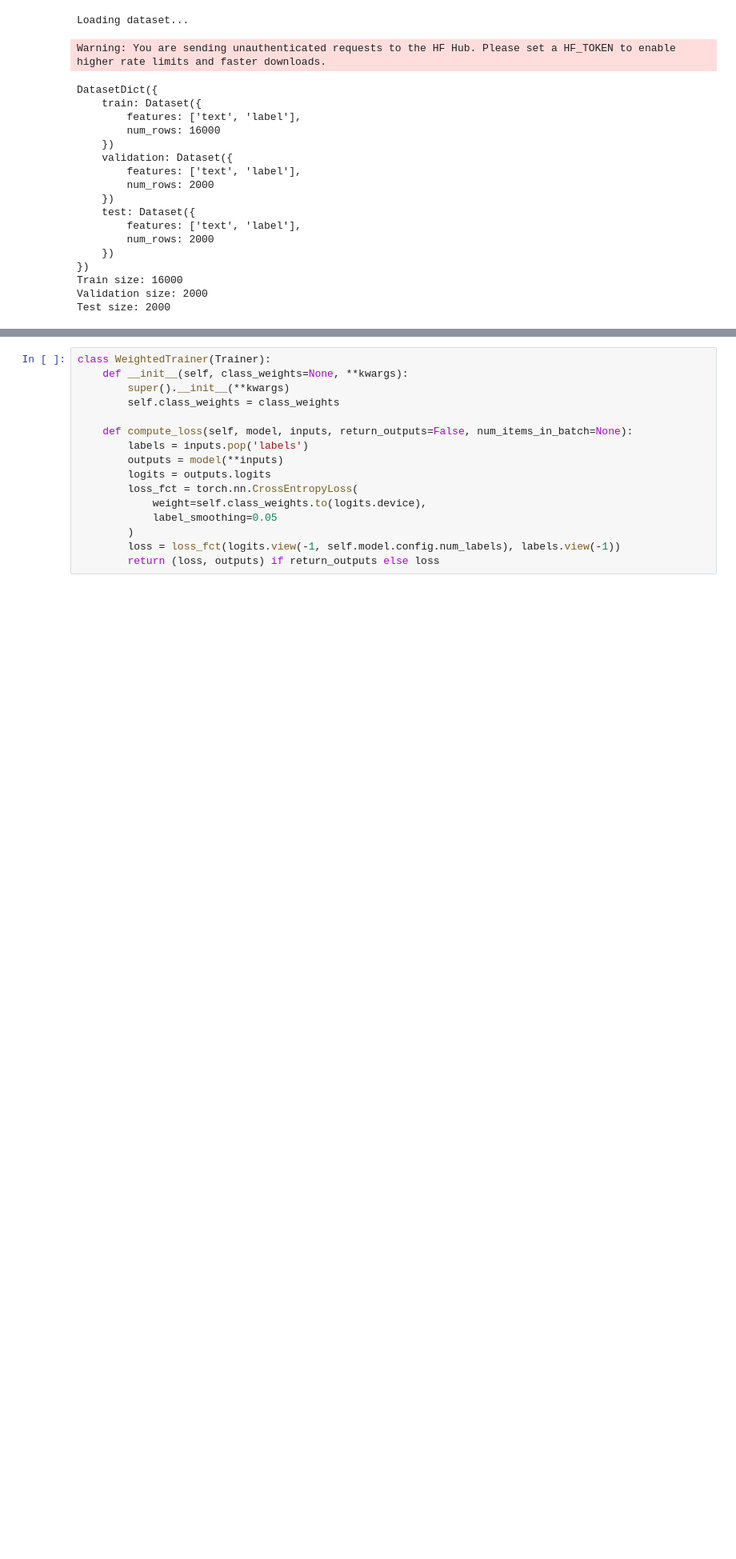
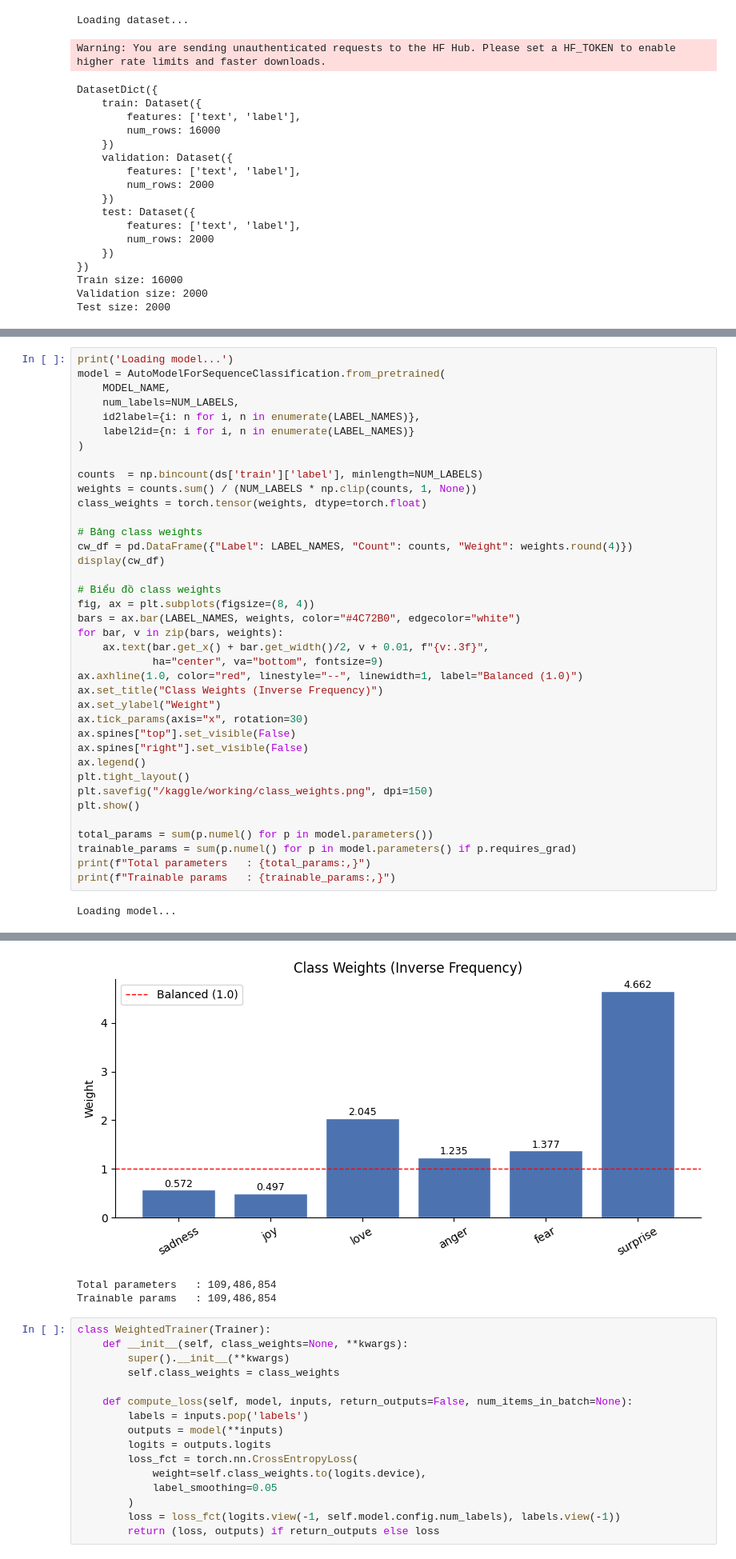
Before and after one commit to vdthcmus123/Emotions-Classification, a Jupyter notebook: notebook/notebook.ipynb, the cells around one changed output, grey strips where cells are left out. Shown at 80% size. Drawn from its saved outputs; the diff is of its cells as text; blank space fills up the shorter version.

```diff
--- a/notebook/notebook.ipynb
+++ b/notebook/notebook.ipynb
@@ -134,0 +148,40 @@ Class weights: [0.5715101957321167, 0.49732688069343567, 2.044989824295044, 1.23
+# %%
+print('Loading model...')
+model = AutoModelForSequenceClassification.from_pretrained(
+    MODEL_NAME,
+    num_labels=NUM_LABELS,
+    id2label={i: n for i, n in enumerate(LABEL_NAMES)},
+    label2id={n: i for i, n in enumerate(LABEL_NAMES)}
+)
+
+counts  = np.bincount(ds['train']['label'], minlength=NUM_LABELS)
+weights = counts.sum() / (NUM_LABELS * np.clip(counts, 1, None))
+class_weights = torch.tensor(weights, dtype=torch.float)
+
+# Bảng class weights
+cw_df = pd.DataFrame({"Label": LABEL_NAMES, "Count": counts, "Weight": weights.round(4)})
+display(cw_df)
+
+# Biểu đồ class weights
+fig, ax = plt.subplots(figsize=(8, 4))
+bars = ax.bar(LABEL_NAMES, weights, color="#4C72B0", edgecolor="white")
+for bar, v in zip(bars, weights):
+    ax.text(bar.get_x() + bar.get_width()/2, v + 0.01, f"{v:.3f}",
+            ha="center", va="bottom", fontsize=9)
+ax.axhline(1.0, color="red", linestyle="--", linewidth=1, label="Balanced (1.0)")
+ax.set_title("Class Weights (Inverse Frequency)")
+ax.set_ylabel("Weight")
+ax.tick_params(axis="x", rotation=30)
+ax.spines["top"].set_visible(False)
+ax.spines["right"].set_visible(False)
+ax.legend()
+plt.tight_layout()
+plt.savefig("/kaggle/working/class_weights.png", dpi=150)
+plt.show()
+
+total_params = sum(p.numel() for p in model.parameters())
+trainable_params = sum(p.numel() for p in model.parameters() if p.requires_grad)
+print(f"Total parameters   : {total_params:,}")
+print(f"Trainable params   : {trainable_params:,}")
+# %% [output]
+Loading model...
@@ -135,3 +195,6 @@ Class weights: [0.5715101957321167, 0.49732688069343567, 2.044989824295044, 1.23
+[figure, added]
+Total parameters   : 109,486,854
+Trainable params   : 109,486,854
 # %%
 class WeightedTrainer(Trainer):
     def __init__(self, class_weights=None, **kwargs):
```
Also changed, not shown: parts of 21 cells of this notebook.
